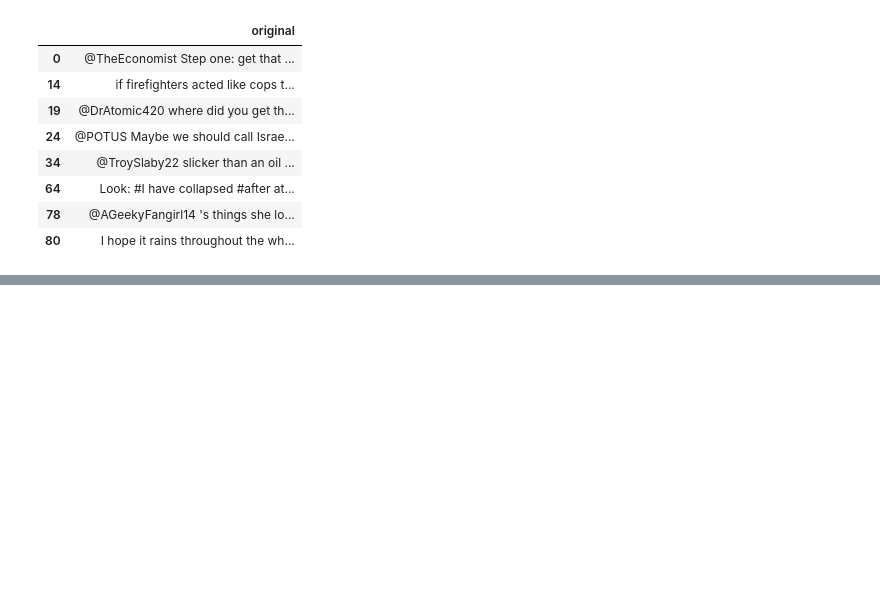
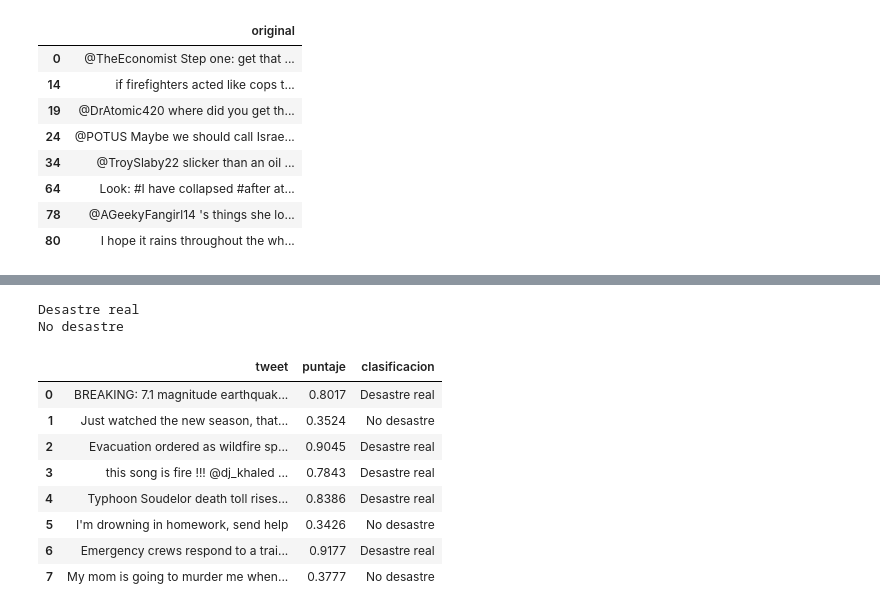
Before and after one commit to erickguerra2/LAB05-DATA, a Jupyter notebook: Laboratorio5.ipynb, the cells around one changed output, grey strips where cells are left out. Saved outputs shown, nothing was run; the diff lists cells and outputs as text; code cells hidden in the pictures; blank space fills up the shorter version.

```diff
--- a/Laboratorio5.ipynb
+++ b/Laboratorio5.ipynb
@@ -1027,0 +1214,16 @@ De los 267 errores del mejor modelo (17.5% del conjunto de prueba), la mayoría
+# %%
+import joblib
+
+modelo_final = clone(modelo_ganador)
+modelo_final.fit(X, y)
+
+MODELO_DIR = Path("modelo")
+MODELO_DIR.mkdir(exist_ok=True)
+joblib.dump({"pipeline": modelo_final, "umbral": UMBRAL, "metodo": metodo,
+             "nombre": nombre_ganador, "parametros": gs_ganador.best_params_},
+            MODELO_DIR / "clasificador_desastres.joblib")
+
+print(f"Modelo final entrenado con {len(X)} tweets")
+print("Guardado en modelo/clasificador_desastres.joblib")
+print("Caracteristicas del modelo final:",
+      len(modelo_final.named_steps["tfidf"].get_feature_names_out()))
@@ -1027,0 +1241,62 @@ De los 267 errores del mejor modelo (17.5% del conjunto de prueba), la mayoría
+# %%
+def clasificar_tweet(texto, keyword="", modelo=None, umbral=None, detalle=False):
+    """Recibe el texto crudo de un tweet y devuelve si habla de un desastre real."""
+    modelo = modelo if modelo is not None else modelo_final
+    umbral = umbral if umbral is not None else UMBRAL
+
+    limpio  = limpiar_texto(texto)
+    kw      = str(keyword or "").replace("%20", " ").lower().strip()
+    entrada = f"{kw} {limpio}".strip()
+
+    punto = float(puntajes(modelo, [entrada])[0])
+    etiqueta = int(punto >= umbral)
+
+    if detalle:
+        return {
+            "texto_original": texto,
+            "texto_limpio": limpio,
+            "puntaje": round(punto, 4),
+            "umbral": round(umbral, 4),
+            "prediccion": etiqueta,
+            "etiqueta": "Desastre real" if etiqueta else "No desastre",
+        }
+    return "Desastre real" if etiqueta else "No desastre"
+
+def clasificar_lote(textos, keywords=None):
+    keywords = keywords or [""] * len(textos)
+    entradas = [f"{str(k or '').lower().strip()} {limpiar_texto(t)}".strip()
+                for t, k in zip(textos, keywords)]
+    puntos = puntajes(modelo_final, entradas)
+    return pd.DataFrame({
+        "tweet": textos,
+        "puntaje": np.round(puntos, 4),
+        "clasificacion": np.where(puntos >= UMBRAL, "Desastre real", "No desastre"),
+    })
+
+print(clasificar_tweet("Forest fire near La Ronge Sask. Canada"))
+print(clasificar_tweet("My new phone is on fire, this camera is insane"))
+# %% [output]
+Desastre real
+No desastre
+# %%
+ejemplos = [
+    "BREAKING: 7.1 magnitude earthquake hits Mexico City, buildings collapsed, rescue teams on site",
+    "Just watched the new season, that plot twist was a total disaster lol",
+    "Evacuation ordered as wildfire spreads through northern California #CAfire http://t.co/abc123",
+    "this song is fire !!! @dj_khaled killed it",
+    "Typhoon Soudelor death toll rises to 24 in Taiwan and China",
+    "I'm drowning in homework, send help",
+    "Emergency crews respond to a train derailment carrying hazardous materials near the river",
+    "My mom is going to murder me when she sees this grade",
+]
+clasificar_lote(ejemplos)
+# %% [output]
+|  | tweet | puntaje | clasificacion |
+| 0 | BREAKING: 7.1 magnitude earthquak... | 0.8017 | Desastre real |
+| 1 | Just watched the new season, that... | 0.3524 | No desastre |
+| 2 | Evacuation ordered as wildfire sp... | 0.9045 | Desastre real |
+| 3 | this song is fire !!! @dj_khaled ... | 0.7843 | Desastre real |
+| 4 | Typhoon Soudelor death toll rises... | 0.8386 | Desastre real |
+| 5 | I'm drowning in homework, send help | 0.3426 | No desastre |
+| 6 | Emergency crews respond to a trai... | 0.9177 | Desastre real |
+| 7 | My mom is going to murder me when... | 0.3777 | No desastre |
```
Also changed, not shown: parts of 57 cells of this notebook, 3 other files.
